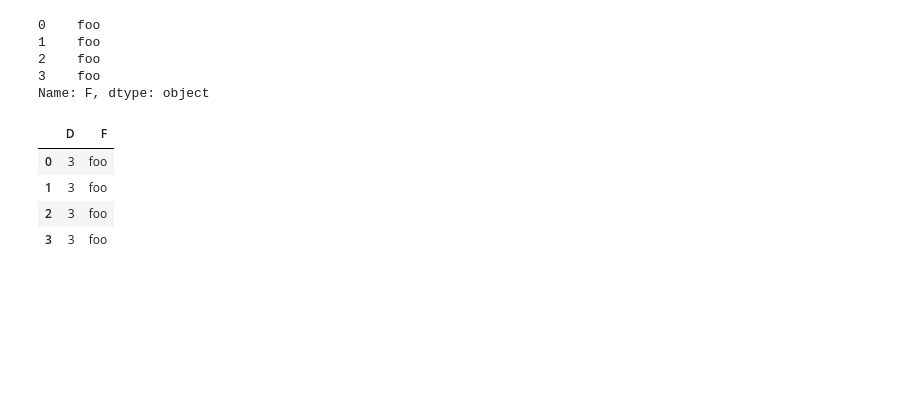
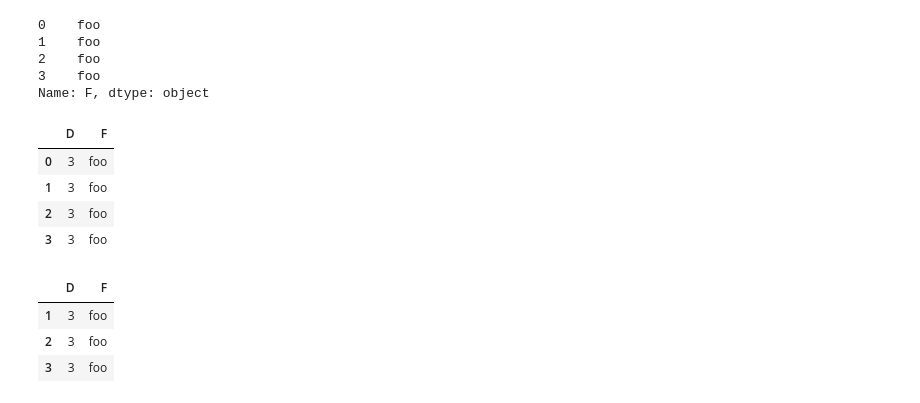
Before and after one commit to marcos-j-ferreira/Math-Pandas, a Jupyter notebook: Untitled.ipynb, the cells around one changed output. Cells and saved outputs as stored; diff of their text form; code cells hidden in the pictures; blank space fills up the shorter version.

```diff
--- a/Untitled.ipynb
+++ b/Untitled.ipynb
@@ -121,3 +121,21 @@ df2.loc[:, ["D", "F"]]
 | 1 | 3 | foo |
 | 2 | 3 | foo |
 | 3 | 3 | foo |
+# %%
+df2 = pd.DataFrame(
+    {
+        "A":1.0,
+        "B":pd.date_range("20130102", periods = 4),
+        "C":pd.Series(1, index=list(range(4)), dtype="float32"),
+        "D":np.array([3] *4, dtype="int32"),
+        "E": pd.Categorical(["test", "train", "test", "train"]),
+        "F": "foo",
+    }
+)
+
+df2.loc[1:3, ["D", "F"]]
+# %% [output]
+|  | D | F |
+| 1 | 3 | foo |
+| 2 | 3 | foo |
+| 3 | 3 | foo |
```
Also changed, not shown: parts of 3 cells of this notebook, 1 other file.
